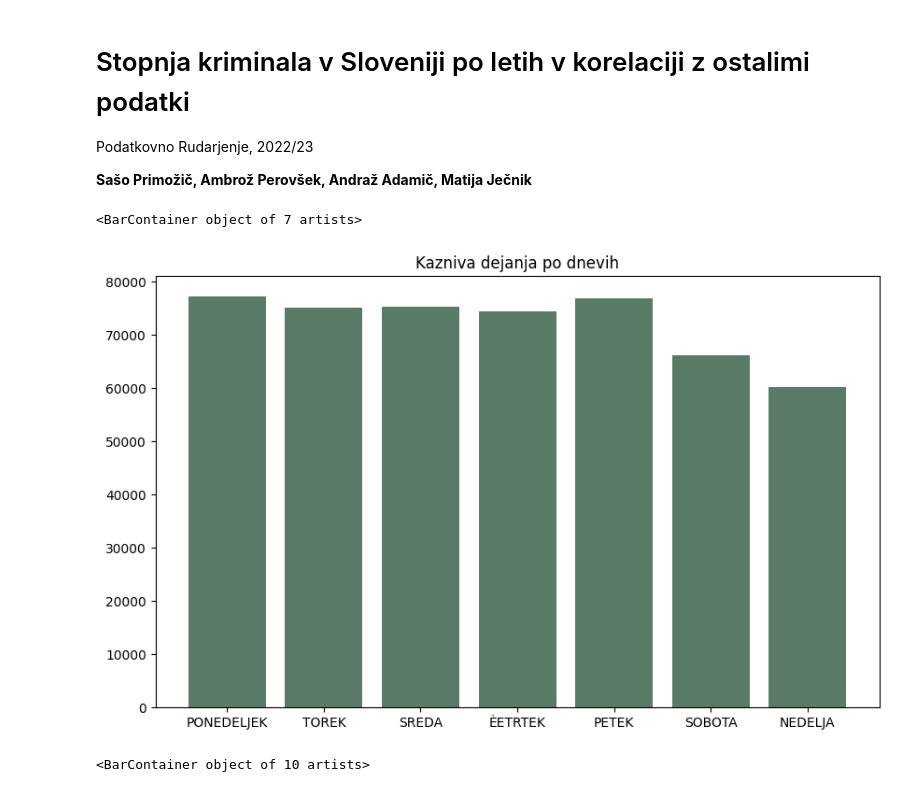
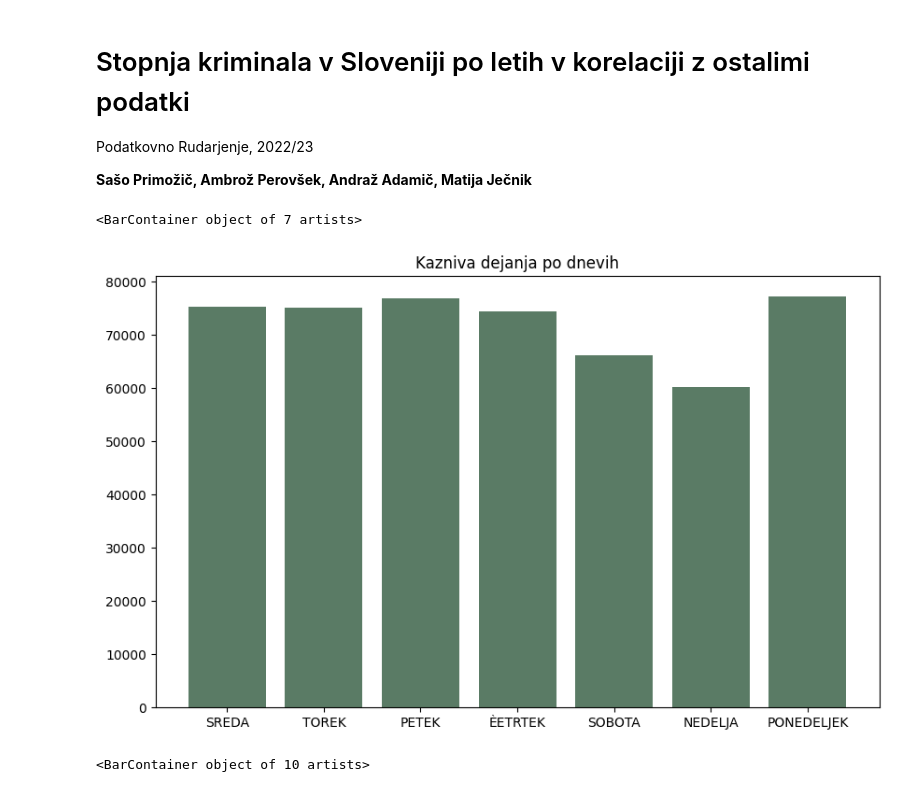
Before and after one commit to andrazadamic/PR22SPAPAAMJ, a Jupyter notebook: seminarska.ipynb, the cells around one changed output. Saved outputs shown, nothing was run; the diff lists cells and outputs as text; code cells hidden in the pictures.

```diff
--- a/seminarska.ipynb
+++ b/seminarska.ipynb
@@ -29,16 +29,16 @@ kd.sort_values(by=['datumStoritve', 'UraStoritve'], inplace=True)
 # %%
 # print(kd[1:10])
 
 dnevi = {}
-for dan in ['PONEDELJEK', 'TOREK', 'SREDA', 'ÈETRTEK', 'PETEK', 'SOBOTA', 'NEDELJA']:
+for dan in kd['DanVTednu'].unique():
     dnevi[dan] = np.unique(np.asarray(kd.loc[kd['DanVTednu'] == dan, ['ZaporednaStevilkaKD']]))
 # dnevi['SREDA'].size
 plt.figure(figsize=(10,6))
 plt.title('Kazniva dejanja po dnevih')
 plt.bar(dnevi.keys(), [d.size for d in dnevi.values()], color='#5A7B65')
 # %% [output]
 <BarContainer object of 7 artists>
-[figure, old version]
+[figure, new version]
 # %%
 dan = []
 for datum in range(2010, 2020):
```
Also changed, not shown: parts of 10 cells of this notebook.
